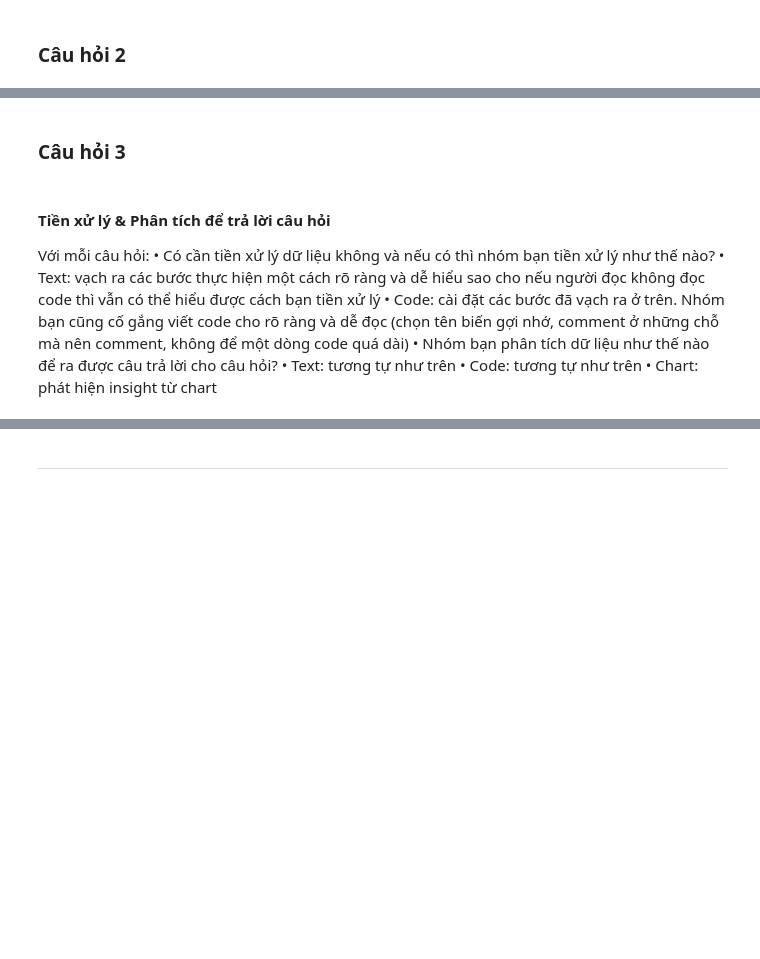
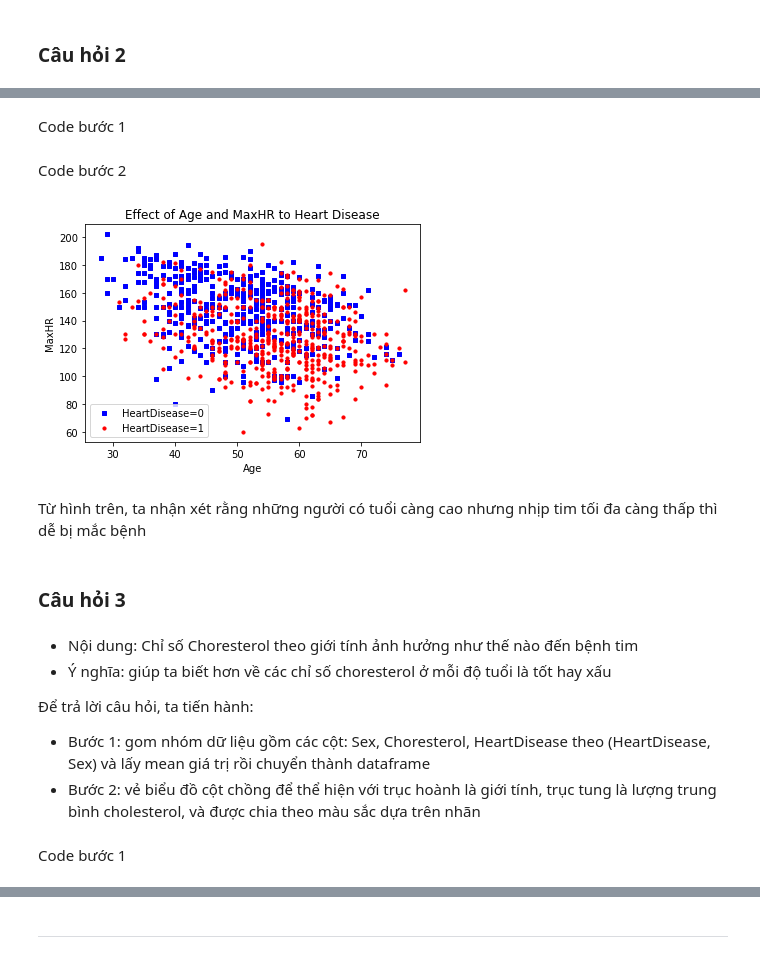
Before and after one commit to MinhVuong2000/P4DS-FinalProject, a Jupyter notebook: Final_Project.ipynb, the cells around one changed output, grey strips where cells are left out. Cells and saved outputs as stored; diff of their text form; code cells hidden in the pictures; blank space fills up the shorter version.

```diff
--- a/Final_Project.ipynb
+++ b/Final_Project.ipynb
@@ -232,19 +225,38 @@ câu trả lời cho câu hỏi?
+# %% [markdown]
+Code bước 1
+# %%
+age_maxHR_label = df[['HeartDisease','Age','MaxHR']].groupby('HeartDisease')
+# %% [markdown]
+Code bước 2
+# %%
+fig = plt.figure()
+ax1 = fig.add_subplot(111)
+
+cs = ['b', 'r'] # color by group in data
+markers = ['s', 'o'] # marker by group in data
+
+for key, group in age_maxHR_label:
+    ax1.scatter(group['Age'], group['MaxHR'], s=10, c=cs[key], marker=markers[key], label='HeartDisease='+str(key))
+
+plt.legend(loc='lower left');
+plt.xlabel('Age')
+plt.ylabel('MaxHR')
+plt.title('Effect of Age and MaxHR to Heart Disease')
+
+plt.show()
+# %% [output]
+[figure, added]
+# %% [markdown]
+Từ hình trên, ta nhận xét rằng những người có tuổi càng cao nhưng nhịp tim tối đa càng thấp thì dễ bị mắc bệnh
 # %% [markdown]
 ### Câu hỏi 3
 # %% [markdown]
-#### Tiền xử lý & Phân tích để trả lời câu hỏi
-Với mỗi câu hỏi:
-• Có cần tiền xử lý dữ liệu không và nếu có thì nhóm bạn
-tiền xử lý như thế nào?
-• Text: vạch ra các bước thực hiện một cách rõ ràng và dễ
-hiểu sao cho nếu người đọc không đọc code thì vẫn có
-thể hiểu được cách bạn tiền xử lý
-• Code: cài đặt các bước đã vạch ra ở trên. Nhóm bạn
-cũng cố gắng viết code cho rõ ràng và dễ đọc (chọn tên
-biến gợi nhớ, comment ở những chỗ mà nên comment,
-không để một dòng code quá dài)
-• Nhóm bạn phân tích dữ liệu như thế nào để ra được
-câu trả lời cho câu hỏi?
-• Text: tương tự như trên
-• Code: tương tự như trên
-• Chart: phát hiện insight từ chart
+- Nội dung: Chỉ số Choresterol theo giới tính ảnh hưởng như thế nào đến bệnh tim
+- Ý nghĩa: giúp ta biết hơn về các chỉ số choresterol ở mỗi độ tuổi là tốt hay xấu
+
+Để trả lời câu hỏi, ta tiến hành:
+- Bước 1: gom nhóm dữ liệu gồm các cột: Sex, Choresterol, HeartDisease theo (HeartDisease, Sex)
+          và lấy mean giá trị rồi chuyển thành dataframe
+- Bước 2: vẻ biểu đồ cột chồng để thể hiện với trục hoành là giới tính, trục tung là lượng trung bình cholesterol, và được chia theo màu sắc dựa trên nhãn
+# %% [markdown]
+Code bước 1
```
Also changed, not shown: parts of 8 cells of this notebook.
